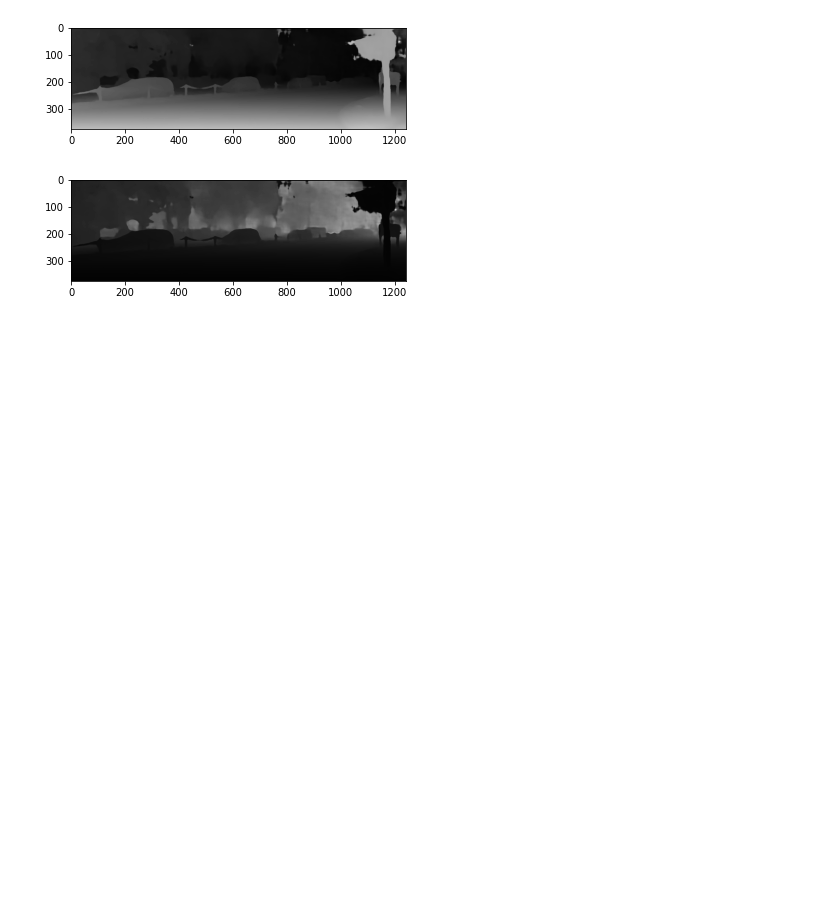
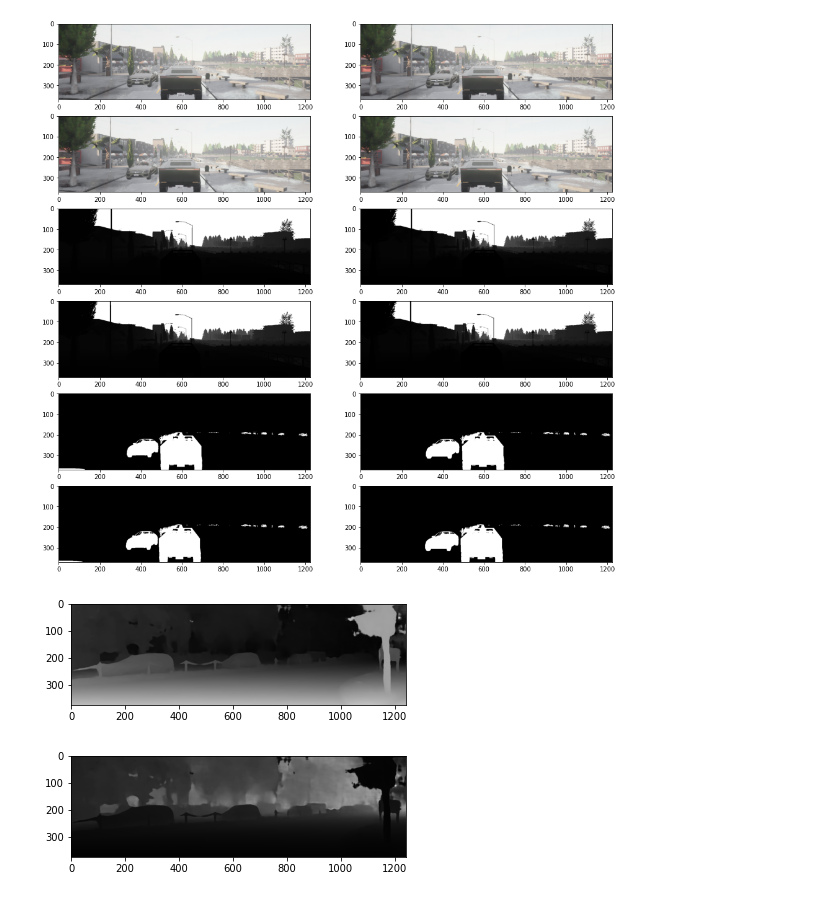
Before and after one commit to shreyas23/cnet, a Jupyter notebook: train.ipynb, the cells around one changed output. Saved outputs shown, nothing was run; the diff lists cells and outputs as text; code cells hidden in the pictures; blank space fills up the shorter version.

Commit message:
updated carla script and dataloader

```diff
--- a/train.ipynb
+++ b/train.ipynb
@@ -37,10 +37,24 @@ args = {
 
 data_root = '/external/datasets/kitti_data_jpg/'
 # train_dataset = KITTI_Raw_KittiSplit_Train(args={}, root=data_root, num_examples=100)
-train_dataset = CarlaDataset({}, images_root='/external/datasets/carla_stereo/Town01/')
+train_dataset = CarlaDataset({'baseline': 0.075}, data_root='/external/datasets/carla_stereo/Town01/')
 # train_loader = DataLoader(train_dataset, batch_size=args['batch_size'], num_workers=args['num_workers'], shuffle=True, pin_memory=True)
 # val_dataset = KITTI_Raw_KittiSplit_Valid(args={}, root=data_root)
 # val_loader = DataLoader(val_dataset, batch_size=args['batch_size'], num_workers=args['num_workers'], shuffle=False, pin_memory=True)
+# %%
+fig = plt.figure(figsize=(16, 16))
+r, c = 6, 2
+for i, (k, v) in enumerate(train_dataset[0].items()):
+    if len(v.shape) == 3:
+        fig.add_subplot(r, c, i+1)
+        cmap = None
+        img = v.permute(1, 2, 0)
+        if img.shape[-1] == 1:
+            img = img.squeeze()
+            cmap = 'gray'
+        plt.imshow(img, cmap=cmap)
+# %% [output]
+[figure, added]
 # %%
 %autoreload
 from losses import _disp2depth_kitti_K, _apply_disparity
```
Also changed, not shown: 2 other files.
